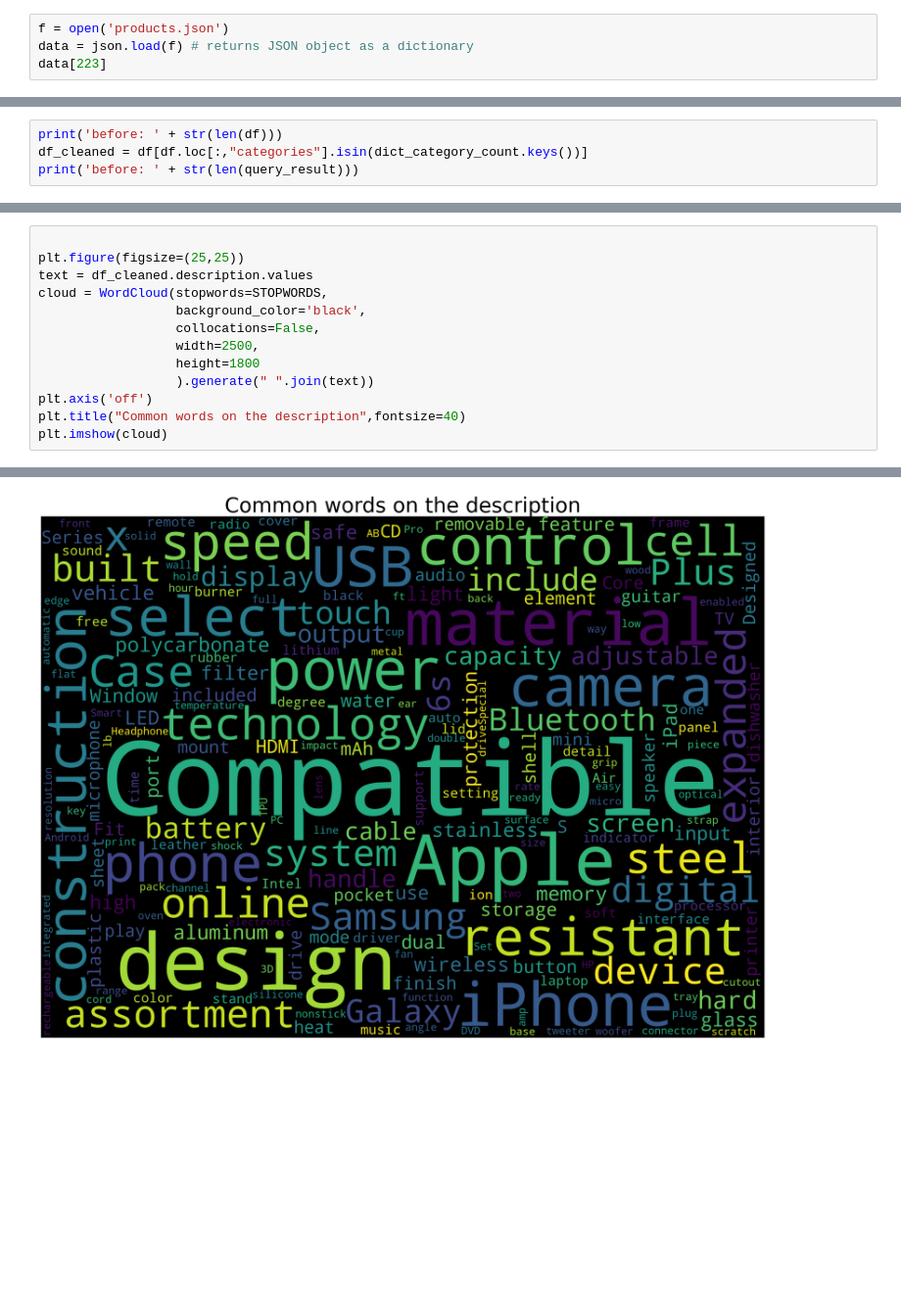
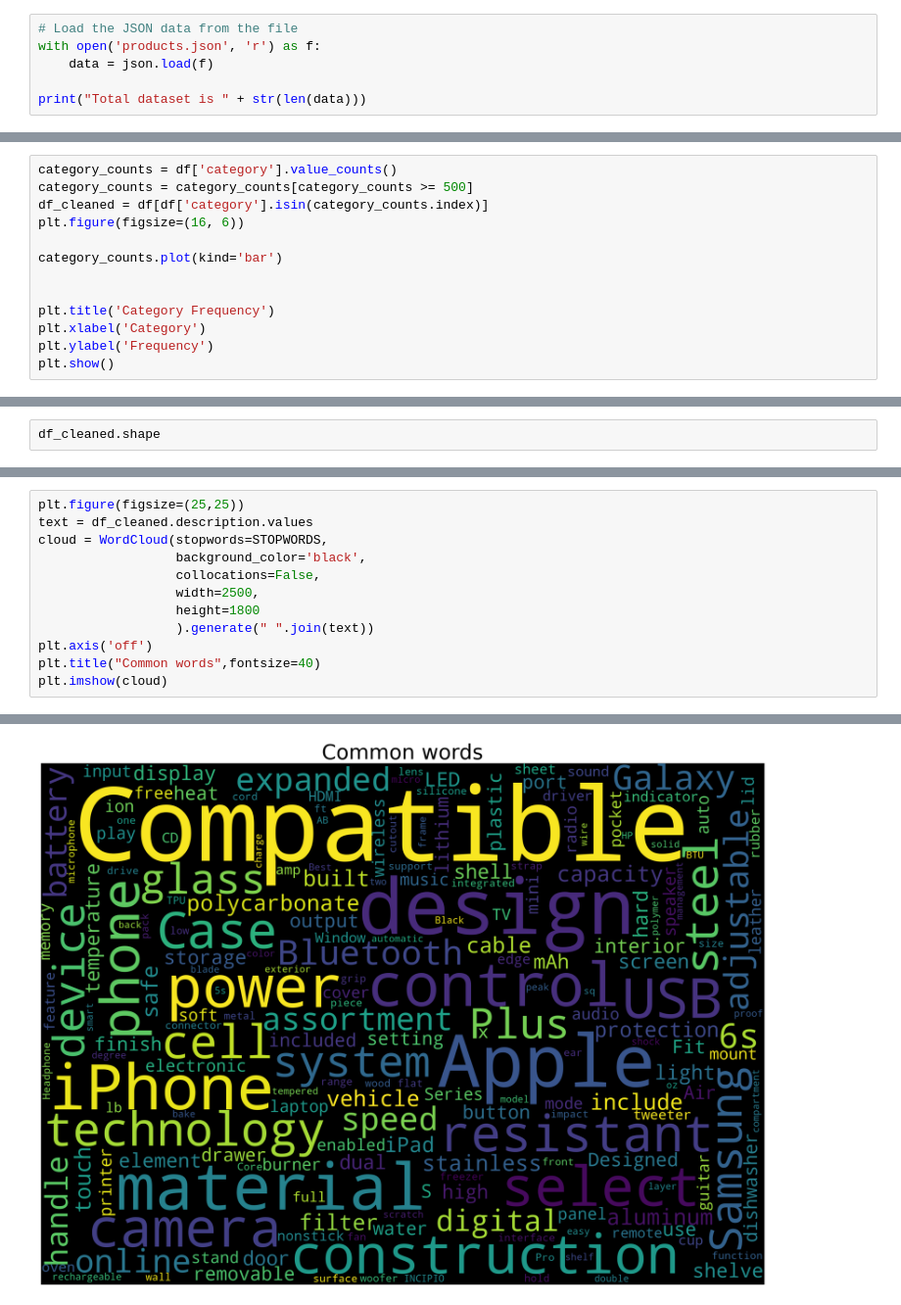
Before and after one commit to hangsopheak/product-category-classification, a Jupyter notebook: Classifer.ipynb, the cells around one changed output, grey strips where cells are left out. Shown at 98% size. Drawn from its saved outputs; the diff is of its cells as text; blank space fills up the shorter version.

```diff
--- a/Classifer.ipynb
+++ b/Classifer.ipynb
@@ -16,5 +24,7 @@ from sklearn.metrics import accuracy_score, precision_score, recall_score, f1_sc
 # %%
-f = open('products.json')
-data = json.load(f) # returns JSON object as a dictionary
-data[223]
+# Load the JSON data from the file
+with open('products.json', 'r') as f:
+    data = json.load(f)
+
+print("Total dataset is " + str(len(data)))
 # %% [output]
@@ -104,0 +96,13 @@ Index(['Connected Home & Housewares', 'Car Electronics & GPS',
+# %%
+category_counts = df['category'].value_counts()
+category_counts = category_counts[category_counts >= 500]
+df_cleaned = df[df['category'].isin(category_counts.index)]
+plt.figure(figsize=(16, 6))
+
+category_counts.plot(kind='bar')
+
+
+plt.title('Category Frequency')
+plt.xlabel('Category')
+plt.ylabel('Frequency')
+plt.show()
@@ -105,5 +135,3 @@ Index(['Connected Home & Housewares', 'Car Electronics & GPS',
 # %%
-print('before: ' + str(len(df)))
-df_cleaned = df[df.loc[:,"categories"].isin(dict_category_count.keys())]
-print('before: ' + str(len(query_result)))
+df_cleaned.shape
 # %% [output]
@@ -112,19 +148,18 @@ before: 44447
 # %%
-
 plt.figure(figsize=(25,25))
 text = df_cleaned.description.values
 cloud = WordCloud(stopwords=STOPWORDS,
                   background_color='black',
                   collocations=False,
                   width=2500,
                   height=1800
                   ).generate(" ".join(text))
 plt.axis('off')
-plt.title("Common words on the description",fontsize=40)
+plt.title("Common words",fontsize=40)
 plt.imshow(cloud)
 # %% [output]
 <matplotlib.image.AxesImage at 0x...>
-[figure, old version]
+[figure, new version]
 # %%
 # Utility function for data cleaning, natural language processing concepts
 
```
Also changed, not shown: parts of 28 cells of this notebook.
